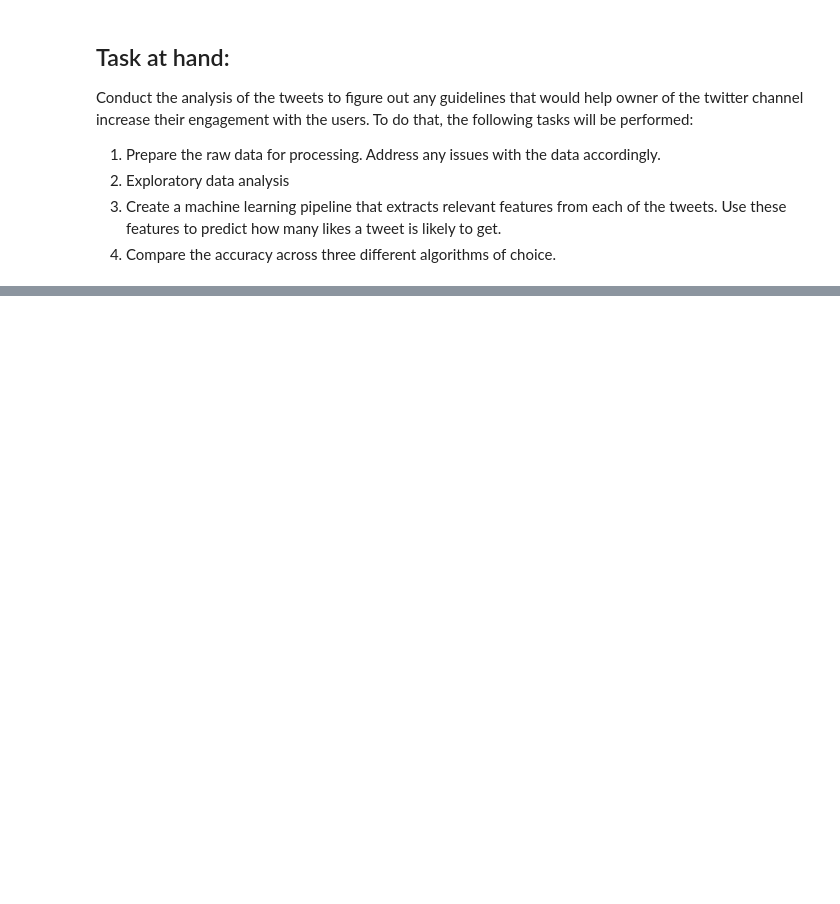
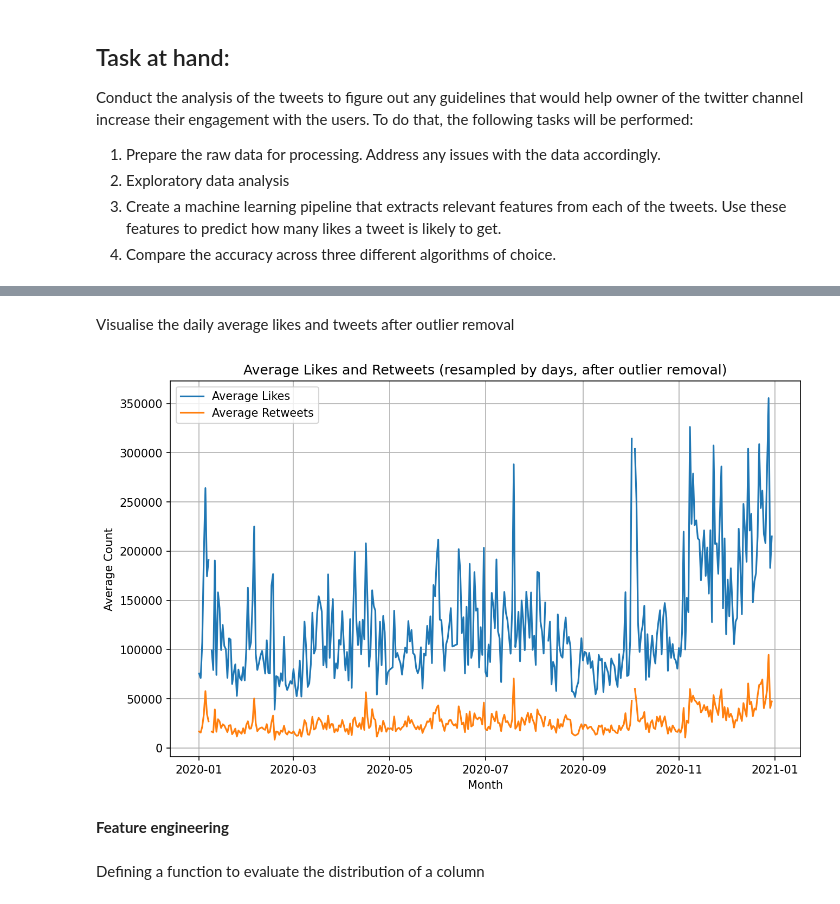
Before and after one commit to nickpostovoi/codingchallenges, a Jupyter notebook: Text Mining and Twitter/tmt_code.ipynb, the cells around one changed output, grey strips where cells are left out. Cells and saved outputs as stored; diff of their text form; code cells hidden in the pictures; blank space fills up the shorter version.

```diff
--- a/Text Mining and Twitter/tmt_code.ipynb
+++ b/Text Mining and Twitter/tmt_code.ipynb
@@ -27,0 +112,20 @@ C:\Users\ggnik\AppData\Local\Programs\Microsoft VS Code
+# %% [markdown]
+Visualise the daily average likes and tweets after outlier removal
+# %%
+monthly_mean = data[['likes', 'retweets', 'date']].resample('D', on='date').mean()
+
+plt.figure(figsize=(10, 6), dpi=150)
+plt.plot(monthly_mean.index, monthly_mean['likes'], label='Average Likes')
+plt.plot(monthly_mean.index, monthly_mean['retweets'], label='Average Retweets')
+plt.xlabel('Month')
+plt.ylabel('Average Count')
+plt.title('Average Likes and Retweets (resampled by days, after outlier removal)')
+plt.grid(True)
+plt.legend()
+plt.show()
+# %% [output]
+[figure, added]
+# %% [markdown]
+**Feature engineering**
+# %% [markdown]
+Defining a function to evaluate the distribution of a column
```
Also changed, not shown: parts of 64 cells of this notebook, 2 other files.
